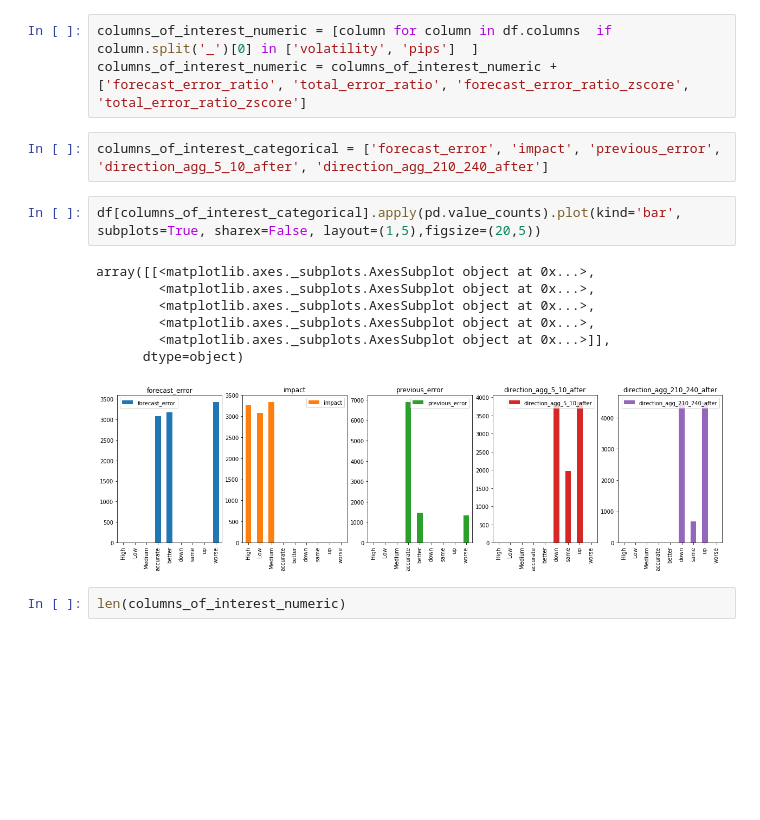
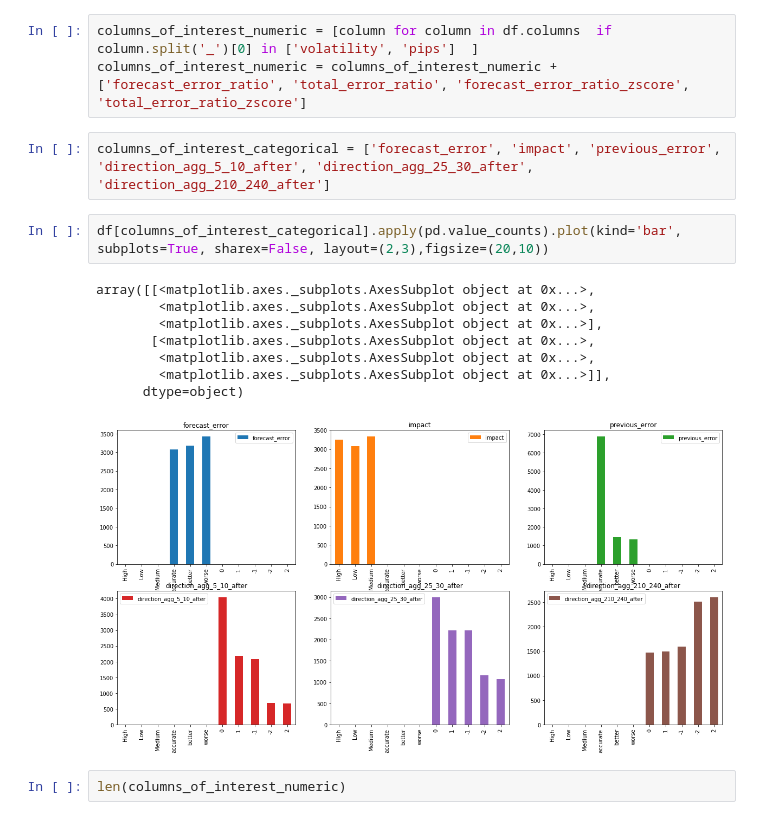
Before and after one commit to msanzsanz/PFM_EconomicNewsImpact, a Jupyter notebook: data_cleaning/outliers_exploration.ipynb, the cells around one changed output. Saved outputs shown, nothing was run; the diff lists cells and outputs as text; blank space fills up the shorter version.

```diff
--- a/data_cleaning/outliers_exploration.ipynb
+++ b/data_cleaning/outliers_exploration.ipynb
@@ -19,17 +27,18 @@ df.head(2)
 columns_of_interest_numeric = [column for column in df.columns  if column.split('_')[0] in ['volatility', 'pips']  ]
 columns_of_interest_numeric = columns_of_interest_numeric + ['forecast_error_ratio', 'total_error_ratio', 'forecast_error_ratio_zscore', 'total_error_ratio_zscore']
 # %%
-columns_of_interest_categorical = ['forecast_error', 'impact', 'previous_error', 'direction_agg_5_10_after', 'direction_agg_210_240_after']
+columns_of_interest_categorical = ['forecast_error', 'impact', 'previous_error', 'direction_agg_5_10_after', 'direction_agg_25_30_after', 'direction_agg_210_240_after']
 # %%
-df[columns_of_interest_categorical].apply(pd.value_counts).plot(kind='bar', subplots=True, sharex=False, layout=(1,5),figsize=(20,5))
+df[columns_of_interest_categorical].apply(pd.value_counts).plot(kind='bar', subplots=True, sharex=False, layout=(2,3),figsize=(20,10))
 # %% [output]
 array([[<matplotlib.axes._subplots.AxesSubplot object at 0x...>,
         <matplotlib.axes._subplots.AxesSubplot object at 0x...>,
-        <matplotlib.axes._subplots.AxesSubplot object at 0x...>,
+        <matplotlib.axes._subplots.AxesSubplot object at 0x...>],
+       [<matplotlib.axes._subplots.AxesSubplot object at 0x...>,
         <matplotlib.axes._subplots.AxesSubplot object at 0x...>,
         <matplotlib.axes._subplots.AxesSubplot object at 0x...>]],
       dtype=object)
-[figure, old version]
+[figure, new version]
 # %%
 len(columns_of_interest_numeric)
 # %% [output]
```
Also changed, not shown: parts of 3 cells of this notebook, 10 other files.
